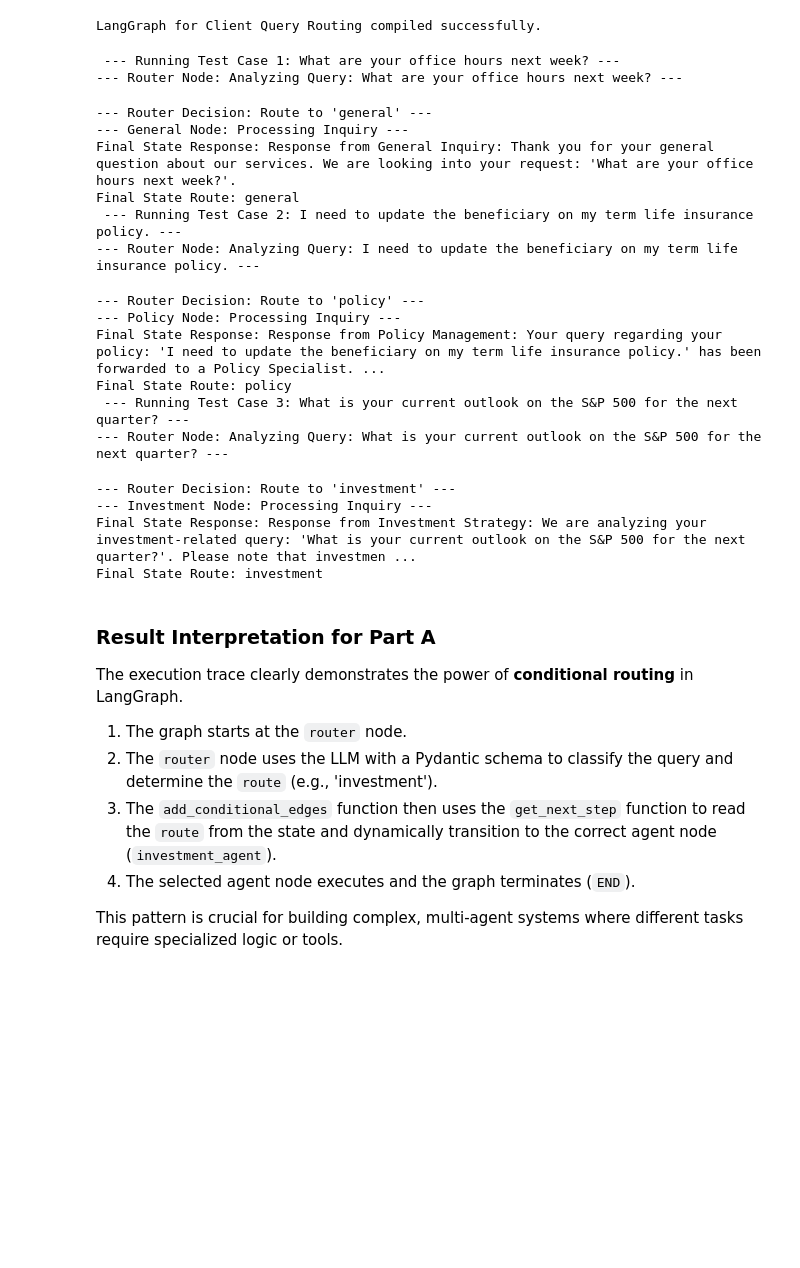
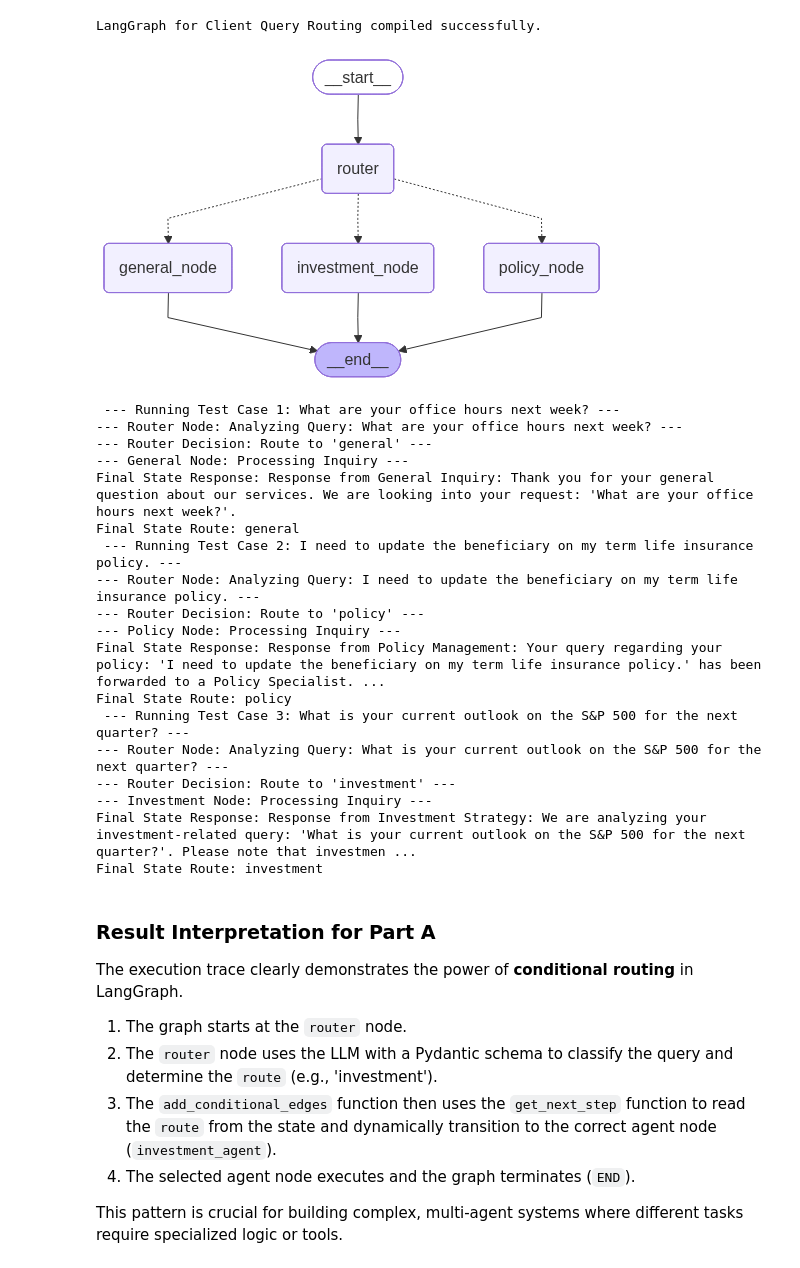
Before and after one commit to anshupandey/FIL_Generative_AI_NOV25, a Jupyter notebook: course2/M3_Langgraph_Client_Query_Routing_Compliance_Report_Automation.ipynb, the cells around one changed output. Saved outputs shown, nothing was run; the diff lists cells and outputs as text; code cells hidden in the pictures; blank space fills up the shorter version.

```diff
--- a/course2/M3_Langgraph_Client_Query_Routing_Compliance_Report_Automation.ipynb
+++ b/course2/M3_Langgraph_Client_Query_Routing_Compliance_Report_Automation.ipynb
@@ -33,15 +46,5 @@ or the v1 compatibility namespace if you are working in a code base that has not
 # %%
-# --- Azure OpenAI Configuration ---
-# NOTE: Replace these placeholders with your actual Azure OpenAI credentials.
-# For a corporate environment, these would typically be loaded from a secure vault or environment variables.
-os.environ["LANGSMITH_API_KEY"] = os.environ.get("LANGSMITH_API_KEY", "xxxxxxxxxxxxxx")
-os.environ["AZURE_OPENAI_ENDPOINT"] = os.environ.get("AZURE_OPENAI_ENDPOINT", "https://eastus.api.cognitive.microsoft.com/")
-os.environ["AZURE_OPENAI_API_KEY"] = os.environ.get("AZURE_OPENAI_API_KEY", "xxxxxxxxxx")
-os.environ["OPENAI_API_VERSION"] = os.environ.get("OPENAI_API_VERSION", "2024-08-01-preview")
-os.environ["LANGSMITH_TRACING"] = "true"
-
-
-AZURE_OPENAI_DEPLOYMENT = "gpt-4.1-mini"
+AZURE_OPENAI_DEPLOYMENT = "gpt-4o-mini"
 
 
 print("Environment variables configured (using placeholders).")
@@ -81,7 +84,6 @@ class RouterState(TypedDict):
 class RouteDecision(BaseModel):
     """The decision on which specialist workflow should handle the client query."""
     route: Literal["general", "policy", "investment"] = Field(
-        ...,
         description="The determined route for the query. Must be one of: general, policy, investment."
     )
 # %%
@@ -176,6 +178,10 @@ app_router = workflow.compile()
 print("LangGraph for Client Query Routing compiled successfully.")
 # %% [output]
 LangGraph for Client Query Routing compiled successfully.
+# %%
+app_router
+# %% [output]
+[figure, added]
 # %%
 # Test the Routing Graph with three distinct queries
 # Test Case 1: General Inquiry
@@ -201,22 +207,22 @@ print(f"Final State Route: {result_3['route']}")
 # %% [output]
  --- Running Test Case 1: What are your office hours next week? ---
 --- Router Node: Analyzing Query: What are your office hours next week? ---
+--- Router Decision: Route to 'general' ---
+--- General Node: Processing Inquiry ---
+Final State Response: Response from General Inquiry: Thank you for your general question about our services. We are looking into your request: 'What are your office hours next week?'.
+Final State Route: general
+ --- Running Test Case 2: I need to update the beneficiary on my term life insurance policy. ---
+--- Router Node: Analyzing Query: I need to update the beneficiary on my term life insurance policy. ---
+--- Router Decision: Route to 'policy' ---
+--- Policy Node: Processing Inquiry ---
+Final State Response: Response from Policy Management: Your query regarding your policy: 'I need to update the beneficiary on my term life insurance policy.' has been forwarded to a Policy Specialist. ...
+Final State Route: policy
+ --- Running Test Case 3: What is your current outlook on the S&P 500 for the next quarter? ---
+--- Router Node: Analyzing Query: What is your current outlook on the S&P 500 for the next quarter? ---
+--- Router Decision: Route to 'investment' ---
+--- Investment Node: Processing Inquiry ---
+Final State Response: Response from Investment Strategy: We are analyzing your investment-related query: 'What is your current outlook on the S&P 500 for the next quarter?'. Please note that investmen ...
+Final State Route: investment
---- Router Decision: Route to 'general' ---
---- General Node: Processing Inquiry ---
-Final State Response: Response from General Inquiry: Thank you for your general question about our services. We are looking into your request: 'What are your office hours next week?'.
-Final State Route: general
- --- Running Test Case 2: I need to update the beneficiary on my term life insurance policy. ---
---- Router Node: Analyzing Query: I need to update the beneficiary on my term life insurance policy. ---
---- Router Decision: Route to 'policy' ---
---- Policy Node: Processing Inquiry ---
-Final State Response: Response from Policy Management: Your query regarding your policy: 'I need to update the beneficiary on my term life insurance policy.' has been forwarded to a Policy Specialist. ...
-Final State Route: policy
- --- Running Test Case 3: What is your current outlook on the S&P 500 for the next quarter? ---
---- Router Node: Analyzing Query: What is your current outlook on the S&P 500 for the next quarter? ---
---- Router Decision: Route to 'investment' ---
---- Investment Node: Processing Inquiry ---
-Final State Response: Response from Investment Strategy: We are analyzing your investment-related query: 'What is your current outlook on the S&P 500 for the next quarter?'. Please note that investmen ...
-Final State Route: investment
 # %% [markdown]
 ### Result Interpretation for Part A
 
```
Also changed, not shown: parts of 5 cells of this notebook, 23 other files.
